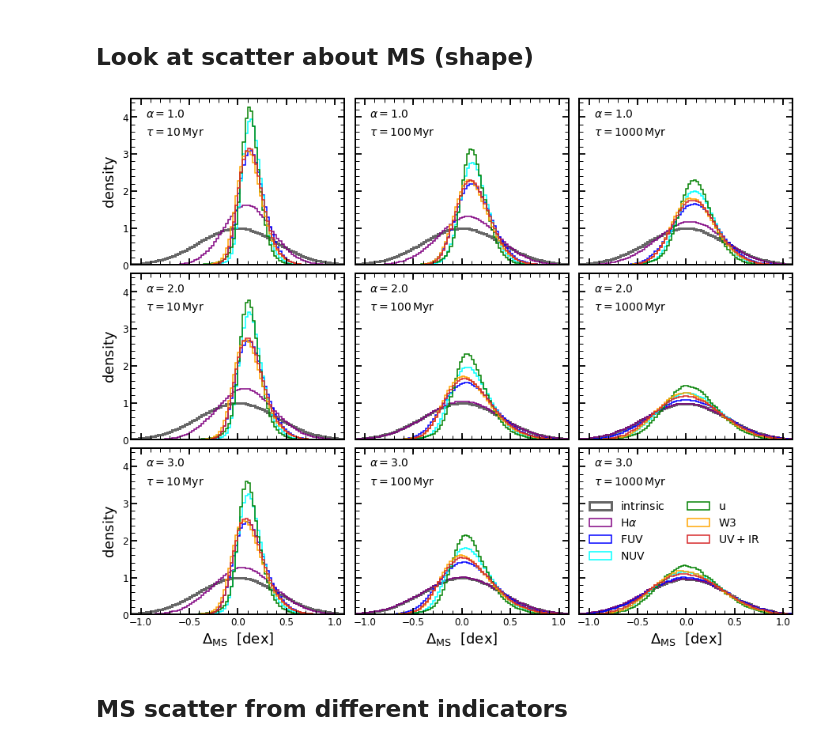
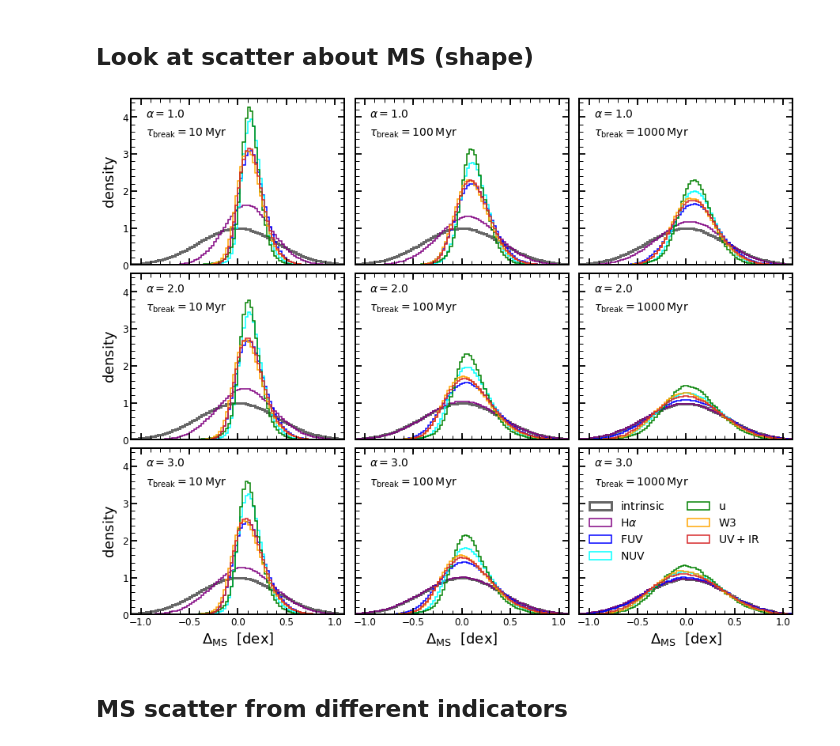
Before and after one commit to stacchella/variability_SFHs, a Jupyter notebook: notebooks/PSD_Analysis.ipynb, the cells around one changed output. Cells and saved outputs as stored; diff of their text form; code cells hidden in the pictures.

```diff
--- a/notebooks/PSD_Analysis.ipynb
+++ b/notebooks/PSD_Analysis.ipynb
@@ -924,35 +957,35 @@ for ii in range(len(slope_plot)):
     for jj in range(len(tau_plot)):
         ax = axes[ii][jj]
         ax.hist(np.ravel(dict_data[slope_plot[ii]][tau_plot[jj]]['SFH/SFR'][:]), histtype='step', lw=3.0, color='black', alpha=0.6, normed=True, bins=bins, label=r'$\mathrm{intrinsic}$')
         ax.hist(np.ravel(dict_data[slope_plot[ii]][tau_plot[jj]]['SFH_conv/SFR_Ha'][:]), color='purple', histtype='step', lw=1.5, normed=True, bins=bins, label=r'$\mathrm{H}\alpha$')
         ax.hist(np.ravel(dict_data[slope_plot[ii]][tau_plot[jj]]['SFH_conv/SFR_FUV'][:]), color='blue', histtype='step', lw=1.5, normed=True, bins=bins, label=r'$\mathrm{FUV}$')
         ax.hist(np.ravel(dict_data[slope_plot[ii]][tau_plot[jj]]['SFH_conv/SFR_NUV'][:]), color='cyan', histtype='step', lw=1.5, normed=True, bins=bins, label=r'$\mathrm{NUV}$')
         ax.hist(np.ravel(dict_data[slope_plot[ii]][tau_plot[jj]]['SFH_conv/SFR_u'][:]), color='green', histtype='step', lw=1.5, normed=True, bins=bins, label=r'$\mathrm{u}$')
         ax.hist(np.ravel(dict_data[slope_plot[ii]][tau_plot[jj]]['SFH_conv/SFR_W3'][:]), color='orange', histtype='step', lw=1.5, normed=True, bins=bins, label=r'$\mathrm{W3}$')
         ax.hist(np.ravel(dict_data[slope_plot[ii]][tau_plot[jj]]['SFH_conv/SFR_UVIR'][:]), color='C3', histtype='step', lw=1.5, normed=True, bins=bins, label=r'$\mathrm{UV+IR}$')
         ax.text(-0.95, 4.0, r'$\alpha=%.1f$' %(slope_plot[ii]), fontsize=14)
-        ax.text(-0.95, 3.5, r'$\tau=%.0f\/\mathrm{Myr}$' %(tau_plot[jj]), fontsize=14)
+        ax.text(-0.95, 3.5, r'$\tau_{\rm break}=%.0f\/\mathrm{Myr}$' %(tau_plot[jj]), fontsize=14)
         ax.set_xlim([-1.1, 1.1])
         ax.set_ylim([0.0, 4.5])
         if (ii<len(slope_plot)-1):
             ax.set_xlabel('', fontsize=18)
             ax.xaxis.set_ticklabels([])
         else:
             ax.set_xlabel(r'$\Delta_{\rm MS}\/\/\/\/[\mathrm{dex}]$', fontsize=18)
         if (jj>=1):
             ax.set_ylabel('', fontsize=18)
             ax.yaxis.set_ticklabels([])
         else:
             ax.set_ylabel(r'$\mathrm{density}$', fontsize=18)
         if ((ii==len(slope_plot)-1) & (jj==len(tau_plot)-1)):
             ax.legend(loc='center left', frameon=False, ncol=2, fontsize=14)
 
 
 plt.subplots_adjust(hspace=0.05, wspace=0.05)
 plt.savefig(path_figures + 'DMS_distribution_indicators.pdf', bbox_inches='tight')
 plt.show()
 # %% [output]
-[figure, old version]
+[figure, new version]
 # %% [markdown]
 ## MS scatter from different indicators
 # %%
```
Also changed, not shown: parts of 5 cells of this notebook, 7 other files.
